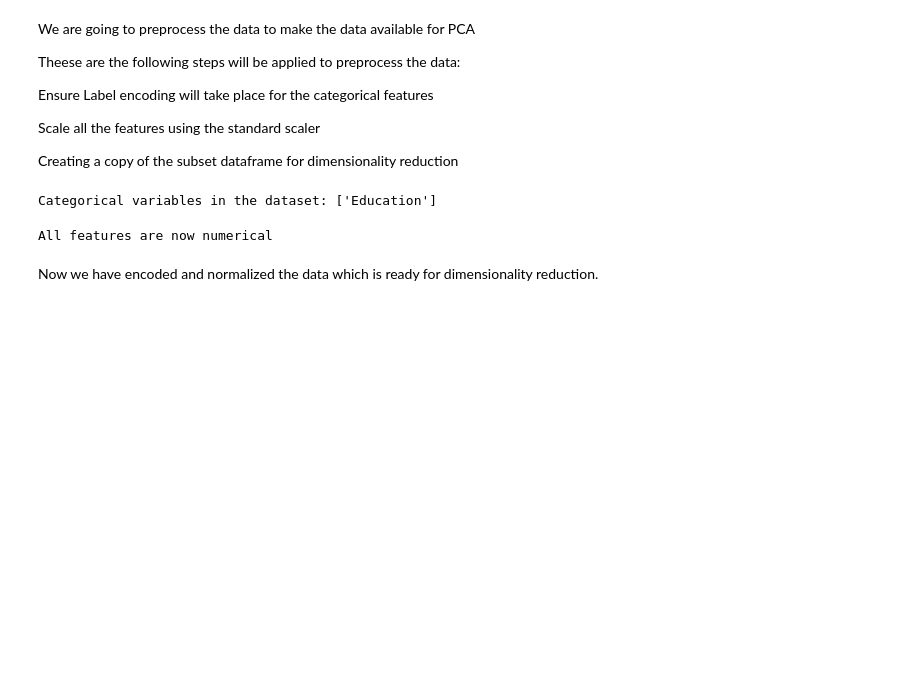
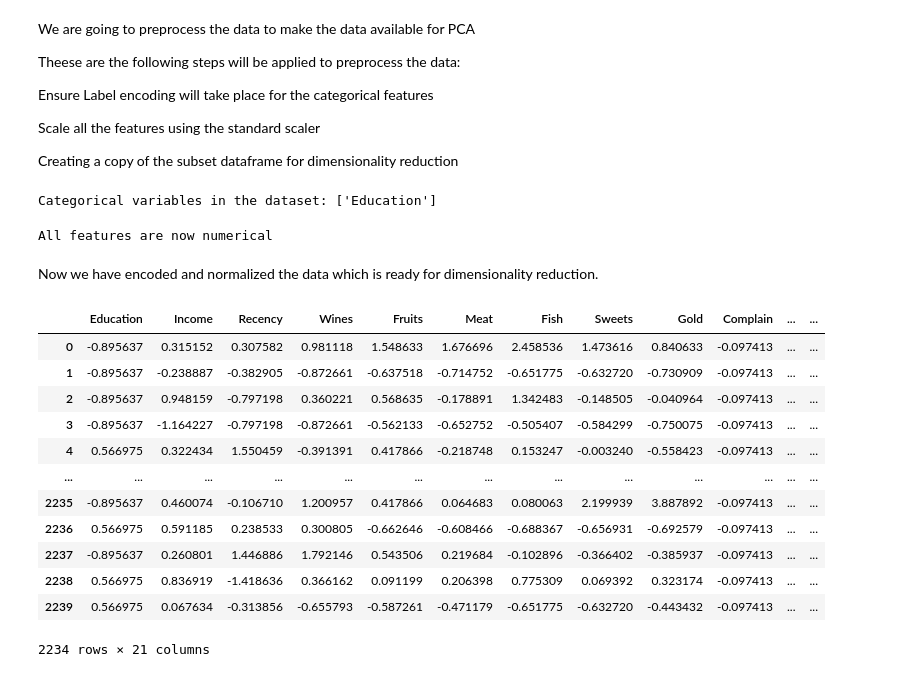
Before and after one commit to KittuPatel/CustomerPersonalityAnalysis, a Jupyter notebook: CustomerPersonalityAnalysis.ipynb, the cells around one changed output. Drawn from its saved outputs; the diff is of its cells as text; code cells hidden in the pictures; blank space fills up the shorter version.

```diff
--- a/CustomerPersonalityAnalysis.ipynb
+++ b/CustomerPersonalityAnalysis.ipynb
@@ -371,0 +337,16 @@ cpa = cpa.drop(to_drop, axis=1)
+# %%
+cpa_copy
+# %% [output]
+|  | Education | Income | Recency | Wines | Fruits | Meat | Fish | Sweets | Gold | Complain | ... | ... |
+| 0 | -0.895637 | 0.315152 | 0.307582 | 0.981118 | 1.548633 | 1.676696 | 2.458536 | 1.473616 | 0.840633 | -0.097413 | ... | ... |
+| 1 | -0.895637 | -0.238887 | -0.382905 | -0.872661 | -0.637518 | -0.714752 | -0.651775 | -0.632720 | -0.730909 | -0.097413 | ... | ... |
+| 2 | -0.895637 | 0.948159 | -0.797198 | 0.360221 | 0.568635 | -0.178891 | 1.342483 | -0.148505 | -0.040964 | -0.097413 | ... | ... |
+| 3 | -0.895637 | -1.164227 | -0.797198 | -0.872661 | -0.562133 | -0.652752 | -0.505407 | -0.584299 | -0.750075 | -0.097413 | ... | ... |
+| 4 | 0.566975 | 0.322434 | 1.550459 | -0.391391 | 0.417866 | -0.218748 | 0.153247 | -0.003240 | -0.558423 | -0.097413 | ... | ... |
+| ... | ... | ... | ... | ... | ... | ... | ... | ... | ... | ... | ... | ... |
+| 2235 | -0.895637 | 0.460074 | -0.106710 | 1.200957 | 0.417866 | 0.064683 | 0.080063 | 2.199939 | 3.887892 | -0.097413 | ... | ... |
+| 2236 | 0.566975 | 0.591185 | 0.238533 | 0.300805 | -0.662646 | -0.608466 | -0.688367 | -0.656931 | -0.692579 | -0.097413 | ... | ... |
+| 2237 | -0.895637 | 0.260801 | 1.446886 | 1.792146 | 0.543506 | 0.219684 | -0.102896 | -0.366402 | -0.385937 | -0.097413 | ... | ... |
+| 2238 | 0.566975 | 0.836919 | -1.418636 | 0.366162 | 0.091199 | 0.206398 | 0.775309 | 0.069392 | 0.323174 | -0.097413 | ... | ... |
+| 2239 | 0.566975 | 0.067634 | -0.313856 | -0.655793 | -0.587261 | -0.471179 | -0.651775 | -0.632720 | -0.443432 | -0.097413 | ... | ... |
+2234 rows × 21 columns
```
Also changed, not shown: parts of 11 cells of this notebook.
